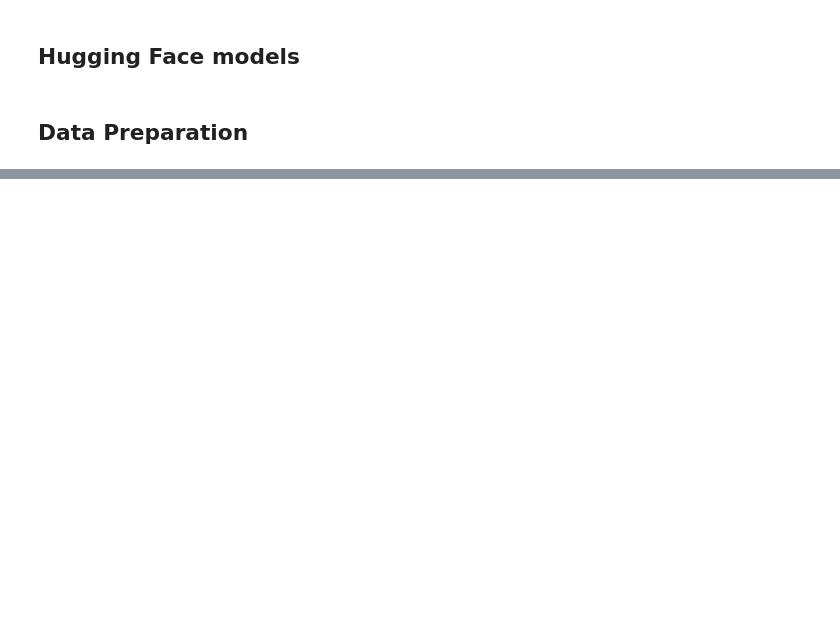
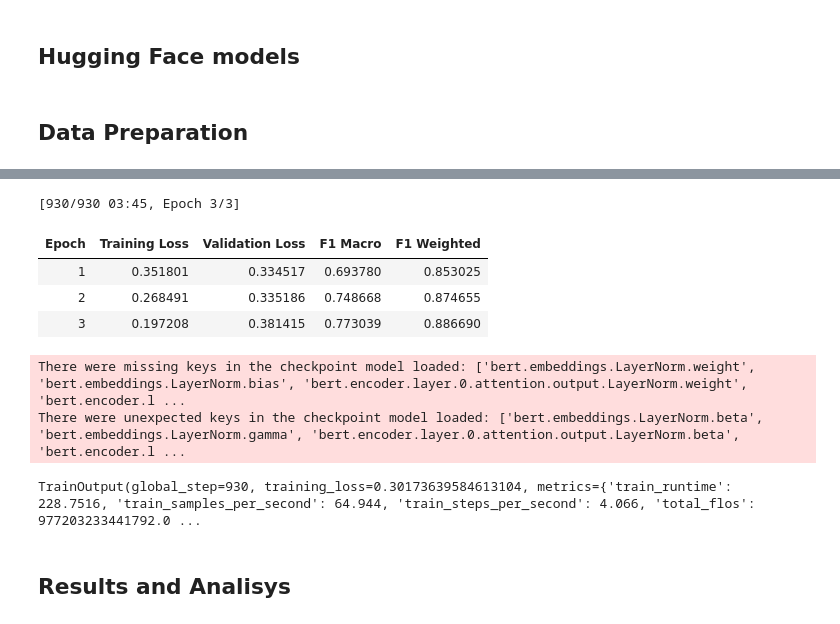
Before and after one commit to tomast100/PLN_Project, a Jupyter notebook: assignment_2.ipynb, the cells around one changed output, grey strips where cells are left out. Saved outputs shown, nothing was run; the diff lists cells and outputs as text; code cells hidden in the pictures; blank space fills up the shorter version.

Commit message:
mBert treined

```diff
--- a/assignment_2.ipynb
+++ b/assignment_2.ipynb
@@ -193,6 +240,6 @@ df["label_id"] = df["label"].map(label2id)
 # %%
 train_df, test_df = train_test_split(
-    df, test_size=0.2, random_state=42, stratify=df["label_id"]
+    df_main, test_size=0.2, random_state=42, stratify=df_main["label_id"]
 )
 # %%
 MODEL_NAME = "google-bert/bert-base-multilingual-cased"
@@ -217,0 +268,7 @@ test_ds.set_format("torch",  columns=["input_ids", "attention_mask", "labels"])
+# %%
+model = AutoModelForSequenceClassification.from_pretrained(
+    MODEL_NAME,
+    num_labels=3,
+    id2label=id2label,
+    label2id=label2id
+)
@@ -217,0 +292,46 @@ test_ds.set_format("torch",  columns=["input_ids", "attention_mask", "labels"])
+# %%
+def compute_metrics(eval_pred):
+    logits, labels = eval_pred
+    preds = np.argmax(logits, axis=-1)
+    return {
+        "f1_macro": f1_score(labels, preds, average="macro"),
+        "f1_weighted": f1_score(labels, preds, average="weighted")
+    }
+# %%
+training_args = TrainingArguments(
+    output_dir="./mbert_factnews",
+    num_train_epochs=3,
+    per_device_train_batch_size=16,
+    per_device_eval_batch_size=32,
+    learning_rate=2e-5,
+    weight_decay=0.01,
+    eval_strategy="epoch",
+    save_strategy="epoch",
+    load_best_model_at_end=True,
+    metric_for_best_model="f1_macro",
+    fp16=True,          # GPU no Colab — acelera o treino
+    seed=42,
+    logging_steps=50,
+    report_to="none"    # desativa wandb
+)
+
+trainer = Trainer(
+    model=model,
+    args=training_args,
+    train_dataset=train_ds,
+    eval_dataset=test_ds,
+    compute_metrics=compute_metrics,
+)
+# %%
+trainer.train()
+# %% [output]
+[930/930 03:45, Epoch 3/3]
+| Epoch | Training Loss | Validation Loss | F1 Macro | F1 Weighted |
+| 1 | 0.351801 | 0.334517 | 0.693780 | 0.853025 |
+| 2 | 0.268491 | 0.335186 | 0.748668 | 0.874655 |
+| 3 | 0.197208 | 0.381415 | 0.773039 | 0.886690 |
+There were missing keys in the checkpoint model loaded: ['bert.embeddings.LayerNorm.weight', 'bert.embeddings.LayerNorm.bias', 'bert.encoder.layer.0.attention.output.LayerNorm.weight', 'bert.encoder.l ...
+There were unexpected keys in the checkpoint model loaded: ['bert.embeddings.LayerNorm.beta', 'bert.embeddings.LayerNorm.gamma', 'bert.encoder.layer.0.attention.output.LayerNorm.beta', 'bert.encoder.l ...
+TrainOutput(global_step=930, training_loss=0.30173639584613104, metrics={'train_runtime': 228.7516, 'train_samples_per_second': 64.944, 'train_steps_per_second': 4.066, 'total_flos': 977203233441792.0 ...
+# %% [markdown]
+## Results and Analisys
```
Also changed, not shown: parts of 9 cells of this notebook.
